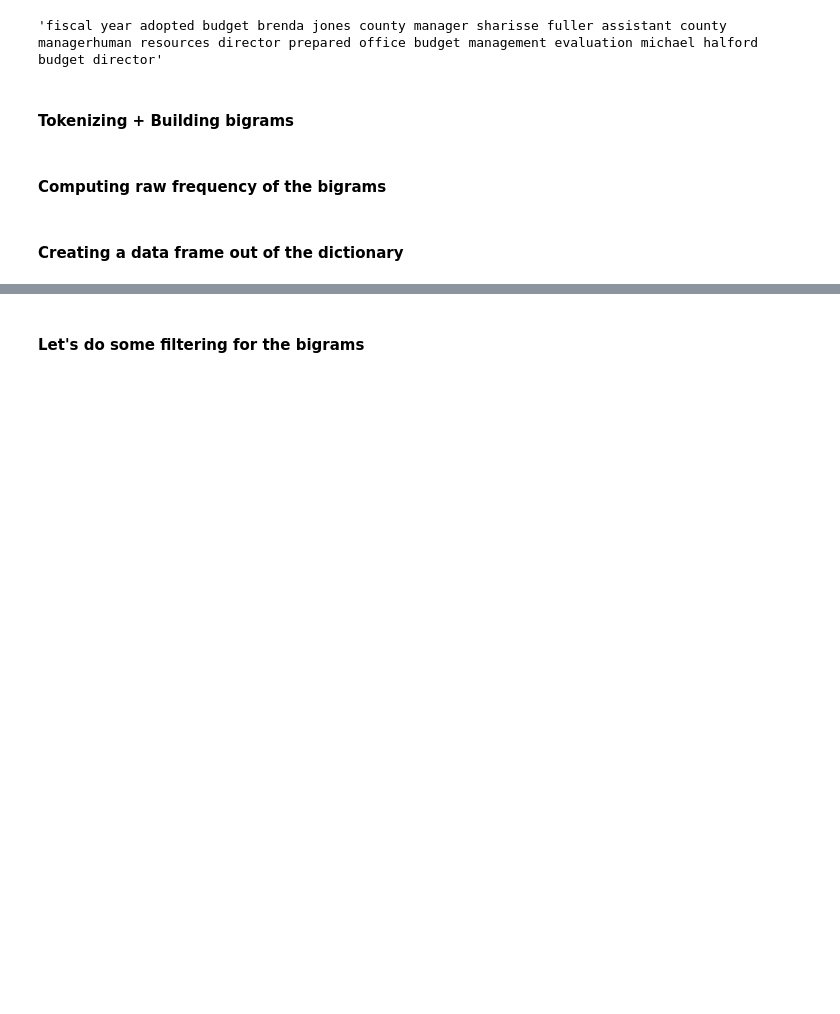
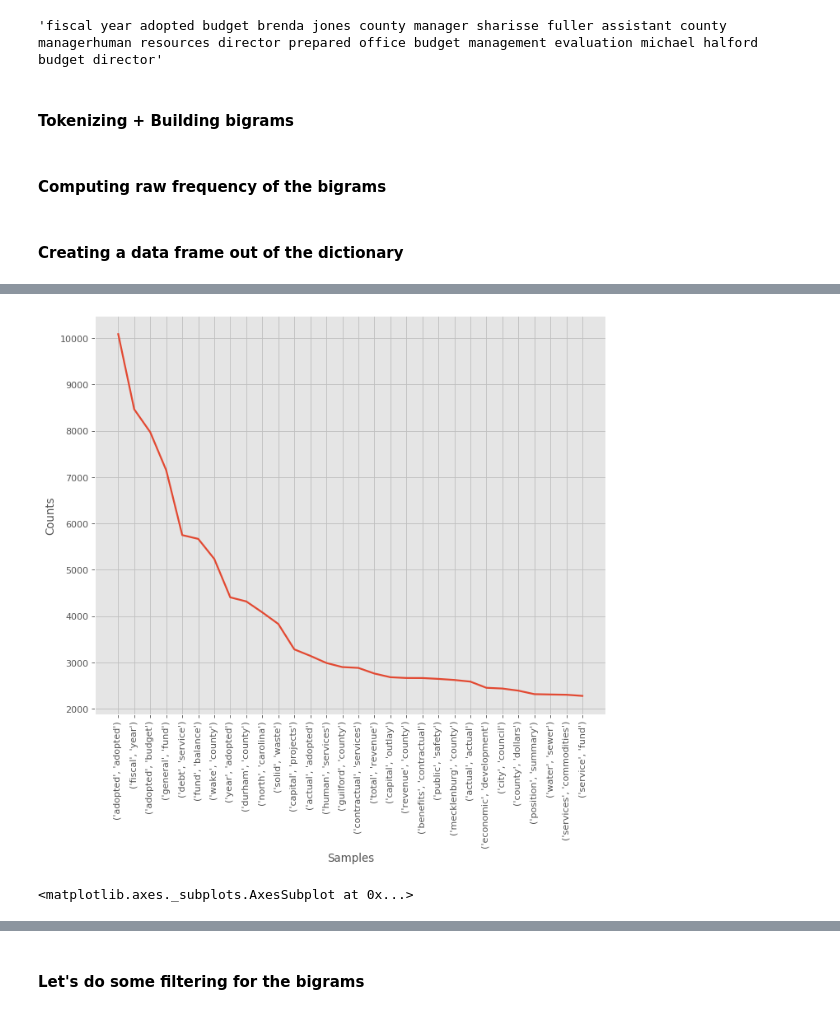
Before and after one commit to UNCG-CSE/Budget_Text_Analysis, a Jupyter notebook: src/StatisticalTextAnalysis/Statistical-Text-Analysis.ipynb, the cells around one changed output, grey strips where cells are left out. Cells and saved outputs as stored; diff of their text form; code cells hidden in the pictures; blank space fills up the shorter version.

```diff
--- a/src/StatisticalTextAnalysis/Statistical-Text-Analysis.ipynb
+++ b/src/StatisticalTextAnalysis/Statistical-Text-Analysis.ipynb
@@ -66,9 +77,9 @@ bgs = nltk.bigrams(tokens)
 #### Computing raw frequency of the bigrams
 # %%
 # Compute frequency distribution for all the bigrams in the corpus
-fdist = nltk.FreqDist(bgs)
+bgs_fdist = nltk.FreqDist(bgs)
 
 # Convert nltk freq dist to dictonary
-fdistDic = fdist.items()
+bgs_fdistDic = bgs_fdist.items()
 # %% [markdown]
 #### Creating a data frame out of the dictionary
@@ -85,0 +108,6 @@ fdist_df.head()
+# %%
+figure(num=None, figsize=(10, 8), dpi=80, facecolor='w', edgecolor='k')
+bgs_fdist.plot(30, cumulative=False)
+# %% [output]
+[figure, added]
+<matplotlib.axes._subplots.AxesSubplot at 0x...>
```
Also changed, not shown: parts of 13 cells of this notebook.
